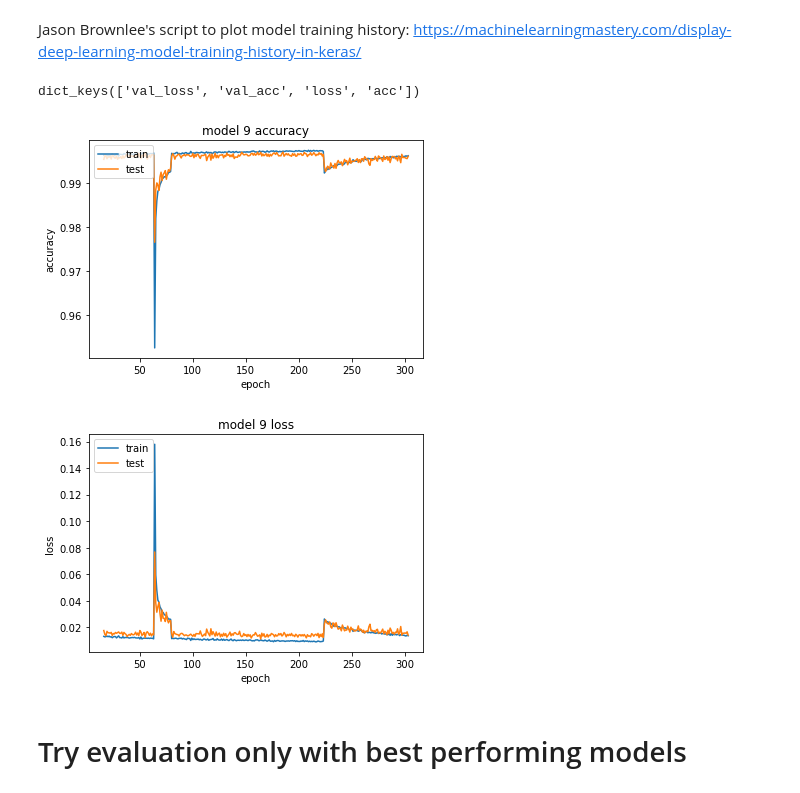
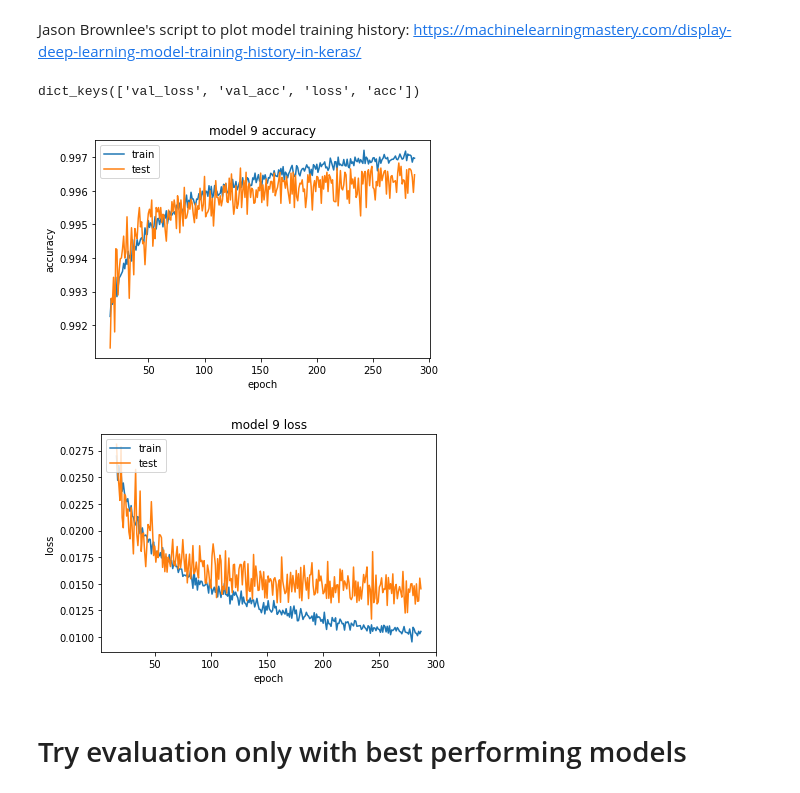
Before and after one commit to j05t/emnist, a Jupyter notebook: emnist.ipynb, the cells around one changed output. Cells and saved outputs as stored; diff of their text form; code cells hidden in the pictures.

```diff
--- a/emnist.ipynb
+++ b/emnist.ipynb
@@ -234,7 +234,7 @@ models = []
 
 for i in range(10):
     m = create_model()
-    m.load_weights('dropout_0.4/weights/{}epochs_weights_model_{}.pkl'.format(weights_epoch, i))
+    m.load_weights('dropout_0.5/weights/{:03d}epochs_weights_model_{}.pkl'.format(weights_epoch, i))
     models.append(m)
 # %% [markdown]
 ## Train models for a few more epochs
@@ -243,7 +243,7 @@ Train models for some additional epochs and save model weights as well as corres
 eval_batch_size = 512
 # %%
 # how many iterations with how many epochs we want to train
-num_iterations = 1
+num_iterations = 18
 num_epochs = 16
 # %%
 for iteration in range(num_iterations):
@@ -256,9 +256,9 @@ for iteration in range(num_iterations):
                             validation_data=test_batches, validation_steps=validation_steps)
 
         # save model weights
-        m.save_weights("dropout_0.4/weights/{}epochs_weights_model_{}.pkl".format(cur_epoch, i))
+        m.save_weights("dropout_0.5/weights/{:03d}epochs_weights_model_{}.pkl".format(cur_epoch, i))
         # save corresponding training history
-        with open("dropout_0.4/history/{}epochs_history_model_{}.pkl".format(cur_epoch, i),"wb") as f:
+        with open("dropout_0.5/history/{:03d}epochs_history_model_{}.pkl".format(cur_epoch, i),"wb") as f:
             pickle.dump(h, f)
 
     # evaluate test error rate for ensemble
@@ -267,7 +267,7 @@ for iteration in range(num_iterations):
     test_error_ensemble = (1 - keras.metrics.categorical_accuracy(y_test, avg_preds).eval().mean()) * 100
 
     # write test error rate for ensemble and every single model to text file
-    with open("dropout_0.4/history/test_errors_epoch_{}.txt".format(cur_epoch), "w") as text_file:
+    with open("dropout_0.5/history/test_errors_epoch_{:03d}.txt".format(cur_epoch), "w") as text_file:
         text_file.write("epoch: {} test error on ensemble: {}\n".format(cur_epoch, test_error_ensemble))
 
         for m in models:
@@ -333,6 +354,6 @@ def load(name):
     return(obj)
 # %%
 import glob
-histories = glob.glob("dropout_0.4/history/*model_{}*".format(i))
+histories = glob.glob("dropout_0.5/history/*model_{}*".format(i))
 # %%
 histories = sorted(histories)
@@ -352,36 +394,36 @@ https://machinelearningmastery.com/display-deep-learning-model-training-history-
 # %%
 import matplotlib.pyplot as plt
 
 axes = plt.gca()
 
 # set x label range, starting with 16
-r = np.arange(16,304)
+r = np.arange(16,288)
 
 # list all data in history
 print(history.history.keys())
 # summarize history for accuracy
 plt.plot(r, history.history['acc'])
 plt.plot(r, history.history['val_acc'])
 plt.title("model {} accuracy".format(i))
 plt.ylabel('accuracy')
 plt.xlabel('epoch')
 plt.legend(['train', 'test'], loc='upper left')
 #plt.xlim(32,224)
 plt.show()
 
 # summarize history for loss
 plt.plot(r, history.history['loss'])
 plt.plot(r, history.history['val_loss'])
 plt.title("model {} loss".format(i))
 plt.ylabel('loss')
 plt.xlabel('epoch')
 plt.legend(['train', 'test'], loc='upper left')
 #plt.xlim(32,224)
 plt.show()
 # %% [output]
 dict_keys(['val_loss', 'val_acc', 'loss', 'acc'])
-[figure, old version]
+[figure, new version]
-[figure, old version]
+[figure, new version]
 # %% [markdown]
 # Try evaluation only with best performing models
 # %%
```
Also changed, not shown: parts of 9 cells of this notebook.
